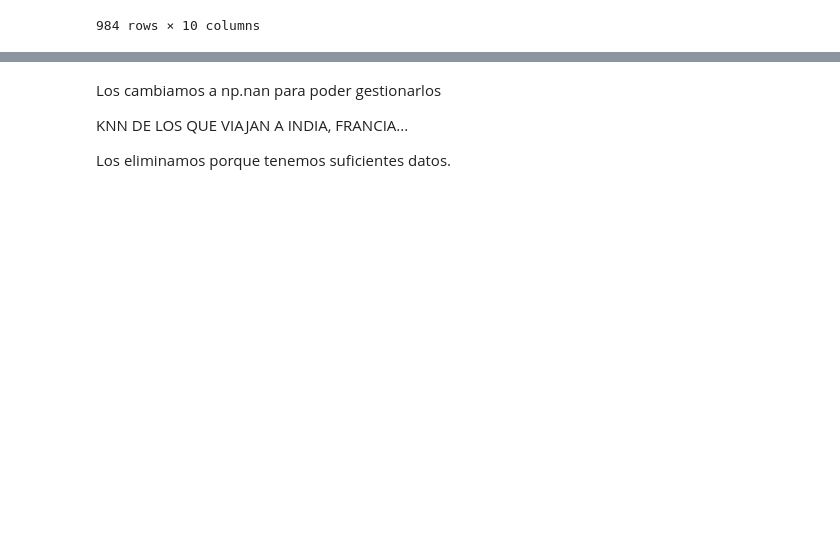
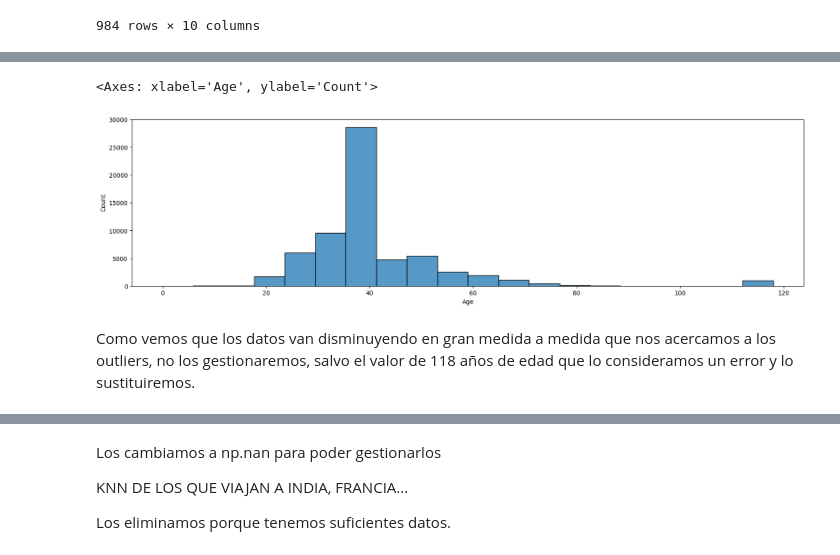
Before and after one commit to NataliaBarquin/Adalab_Pair_programming_5_machine_learning, a Jupyter notebook: Pair_RLO1_EDA.ipynb, the cells around one changed output, grey strips where cells are left out. Cells and saved outputs as stored; diff of their text form; code cells hidden in the pictures; blank space fills up the shorter version.

```diff
--- a/Pair_RLO1_EDA.ipynb
+++ b/Pair_RLO1_EDA.ipynb
@@ -108,0 +117,8 @@ df_travel[df_travel["Age"]== 118]
+# %%
+plt.figure(figsize = (20,5))
+sns.histplot(data = df_travel, x = "Age", bins = 20)
+# %% [output]
+<Axes: xlabel='Age', ylabel='Count'>
+[figure, added]
+# %% [markdown]
+Como vemos que los datos van disminuyendo en gran medida a medida que nos acercamos a los outliers, no los gestionaremos, salvo el valor de 118 años de edad que lo consideramos un error y lo sustituiremos.
```
Also changed, not shown: parts of 20 cells of this notebook.
